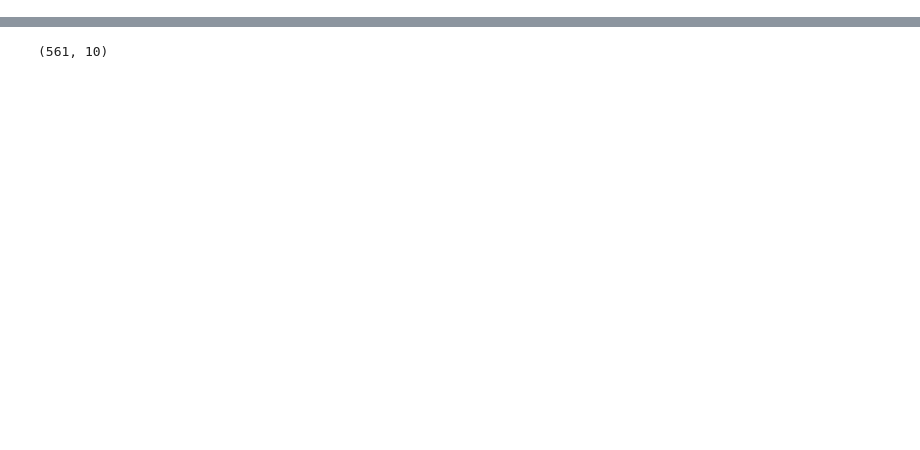
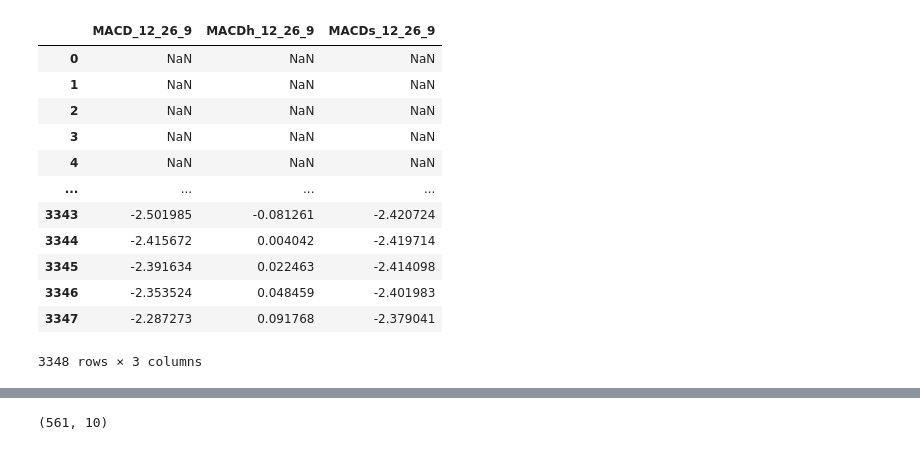
Before and after one commit to kwandji113/Algorithmic-Trading-Bot-, a Jupyter notebook: Test.ipynb, the cells around one changed output, grey strips where cells are left out. Drawn from its saved outputs; the diff is of its cells as text; code cells hidden in the pictures; blank space fills up the shorter version.

```diff
--- a/Test.ipynb
+++ b/Test.ipynb
@@ -28,6 +28,22 @@ def create_stock_dictionary():
 # %%
 import random
 stock_data = create_stock_dictionary()
+# %%
+ta.macd(stock_data['AAPL']['Close'])
+# %% [output]
+|  | MACD_12_26_9 | MACDh_12_26_9 | MACDs_12_26_9 |
+| 0 | NaN | NaN | NaN |
+| 1 | NaN | NaN | NaN |
+| 2 | NaN | NaN | NaN |
+| 3 | NaN | NaN | NaN |
+| 4 | NaN | NaN | NaN |
+| ... | ... | ... | ... |
+| 3343 | -2.501985 | -0.081261 | -2.420724 |
+| 3344 | -2.415672 | 0.004042 | -2.419714 |
+| 3345 | -2.391634 | 0.022463 | -2.414098 |
+| 3346 | -2.353524 | 0.048459 | -2.401983 |
+| 3347 | -2.287273 | 0.091768 | -2.379041 |
+3348 rows × 3 columns
 # %%
 from sklearn.model_selection import train_test_split
 n_days = BACK_CANDLES
```
Also changed, not shown: parts of 10 cells of this notebook.
